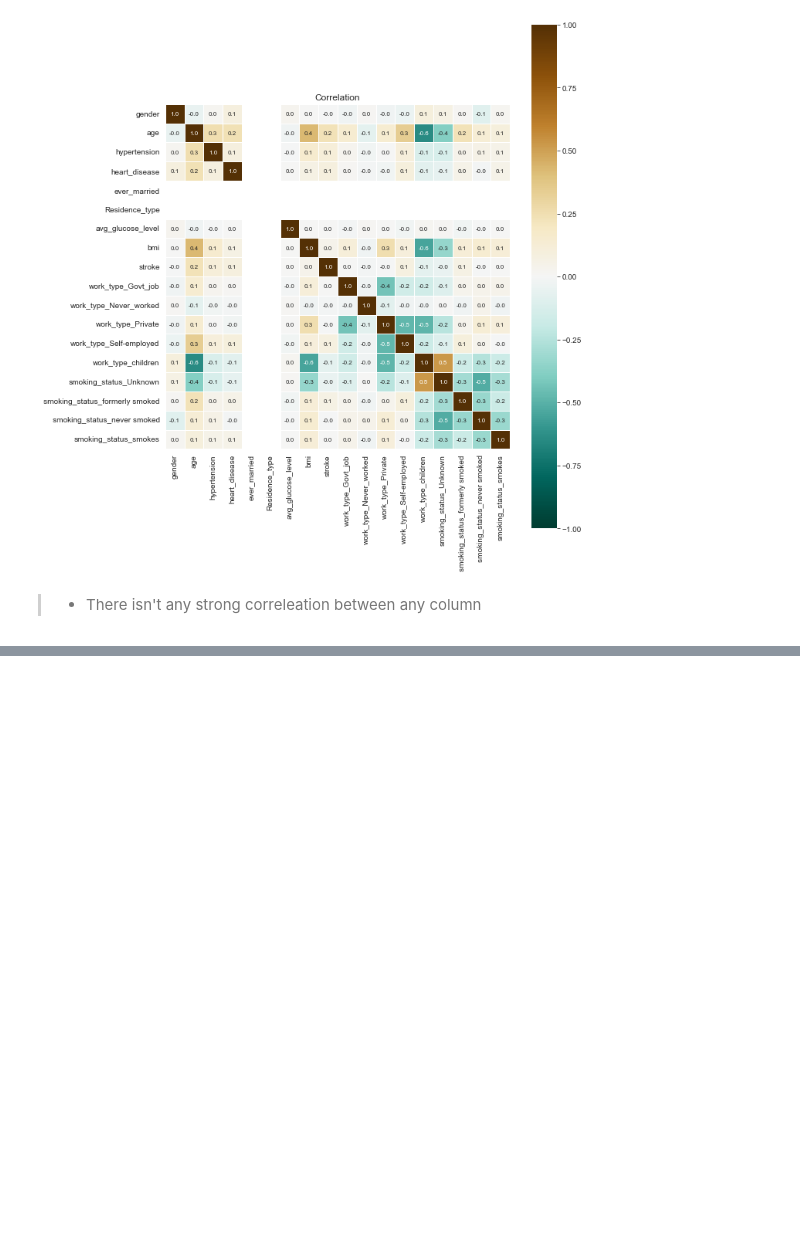
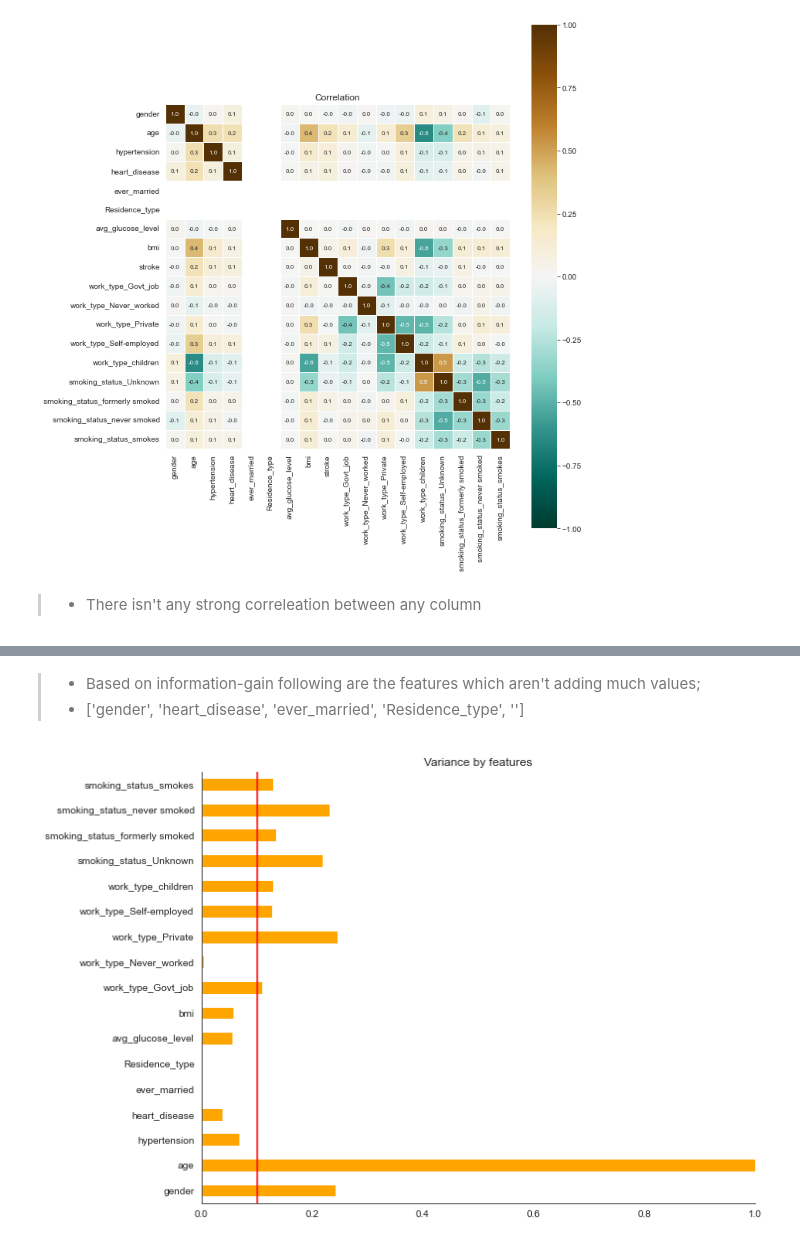
Before and after one commit to aman4004/Stroke-Prediction, a Jupyter notebook: EDA.ipynb, the cells around one changed output, grey strips where cells are left out. Saved outputs shown, nothing was run; the diff lists cells and outputs as text; code cells hidden in the pictures; blank space fills up the shorter version.

Commit message:
corrected label encoding condition, added variance-theshold feature selection

```diff
--- a/EDA.ipynb
+++ b/EDA.ipynb
@@ -283,0 +286,14 @@ plt.show()
+# %% [markdown]
+> * Based on information-gain following are the features which aren't adding much values;
+> * ['gender', 'heart_disease', 'ever_married', 'Residence_type', '']
+# %%
+sns.set_style('white')
+plt.figure(figsize=(10, 8))
+df_new.drop('stroke', axis=1).var().plot(kind='barh', color='orange')
+plt.axvline(0.1, color='red')
+plt.title('Variance by features')
+plt.xlim(0, 1)
+sns.despine()
+plt.show()
+# %% [output]
+[figure, added]
```
Also changed, not shown: parts of 2 cells of this notebook.
